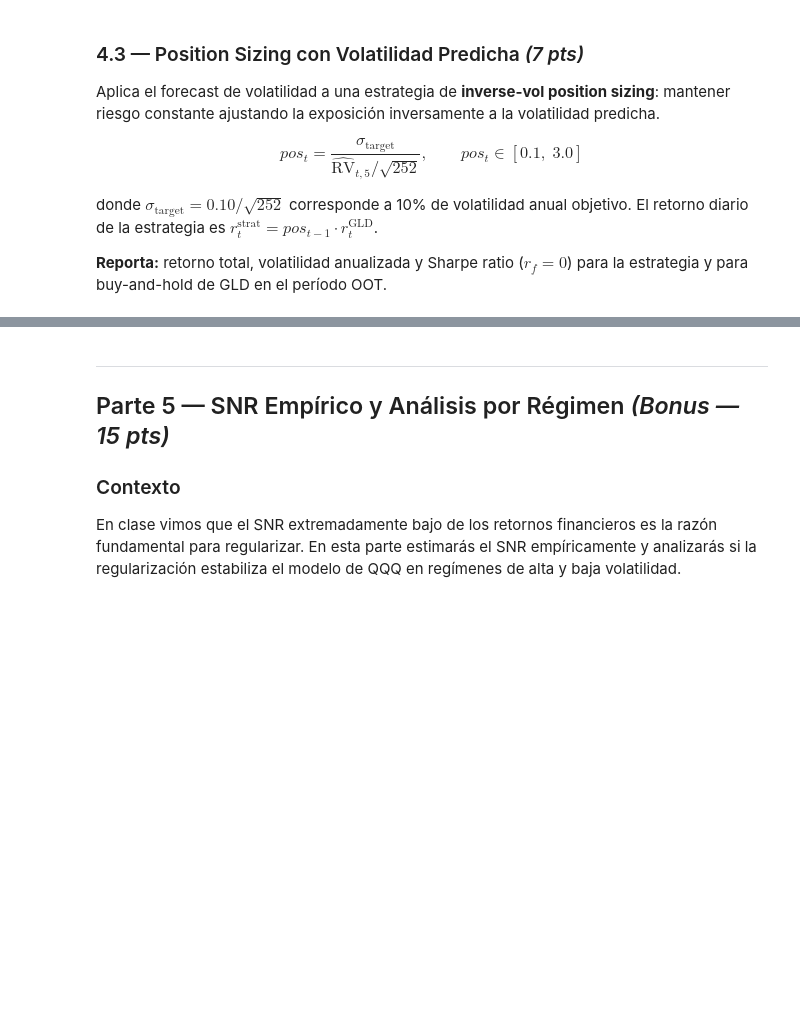
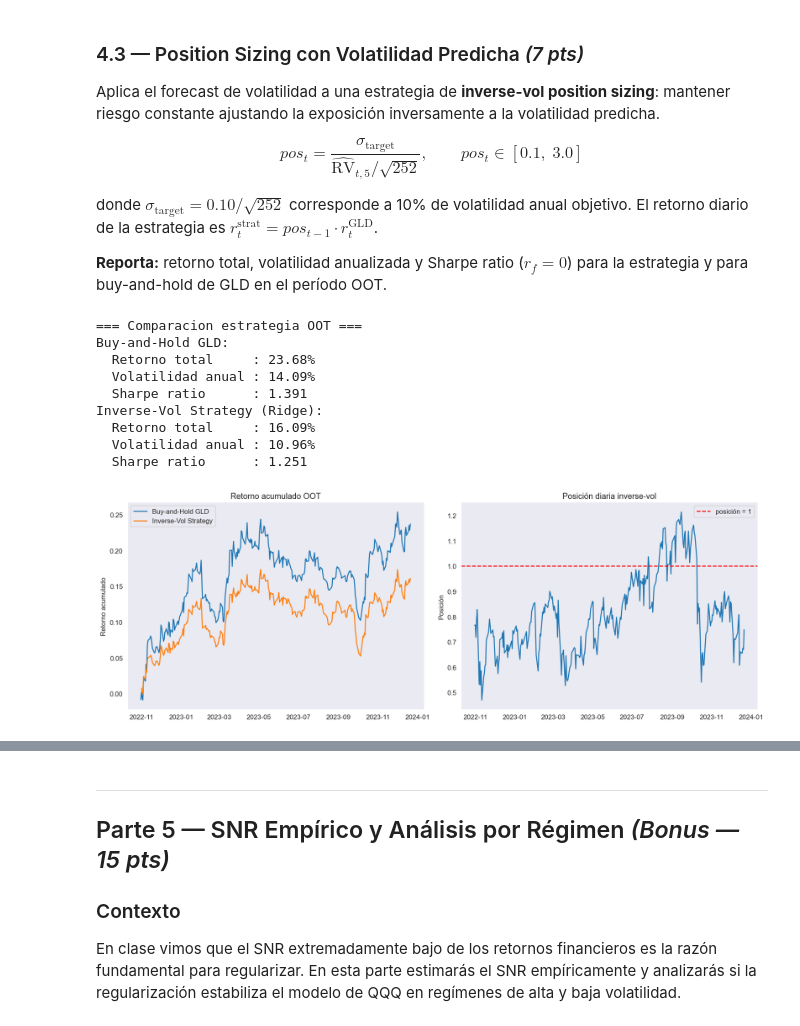
Before and after one commit to Vyena/ml_finance_teixeiradossantos, a Jupyter notebook: notebooks/hw04.ipynb, the cells around one changed output, grey strips where cells are left out. Cells and saved outputs as stored; diff of their text form; code cells hidden in the pictures; blank space fills up the shorter version.

```diff
--- a/notebooks/hw04.ipynb
+++ b/notebooks/hw04.ipynb
@@ -867,38 +867,67 @@ donde $\sigma_{\text{target}} = 0.10/\sqrt{252}$ corresponde a 10% de volatilida
 
 **Reporta:** retorno total, volatilidad anualizada y Sharpe ratio ($r_f = 0$) para la estrategia y para buy-and-hold de GLD en el período OOT.
 # %%
-# Descomenta cuando hayas completado 4.2
 
-# sigma_target = 0.10 / np.sqrt(252)       # vol diaria objetivo
-# rv_pred_oot  = fitted_g[best_gld].predict(X_ot_g)
+sigma_target = 0.10 / np.sqrt(252)       # vol diaria objetivo
+rv_pred_oot  = fitted_g[best_gld].predict(X_ot_g)
 
 # --- Position sizing ---
-# pos_t = sigma_target / np.maximum(rv_pred_oot / np.sqrt(252), 1e-6)
-# pos_t = np.clip(pos_t, 0.1, 3.0)
+pos_t = sigma_target / np.maximum(rv_pred_oot / np.sqrt(252), 1e-6)
+pos_t = np.clip(pos_t, 0.1, 3.0)
 
 # --- Retornos ---
-# r_gld_oot = prices_gld.pct_change().reindex(y_ot_g.index)
-# r_strat   = pos_t[:-1] * r_gld_oot.values[1:]
-# r_bh      = r_gld_oot.dropna().values
+r_gld_oot = prices_gld.pct_change().reindex(y_ot_g.index)
+r_strat   = pos_t[:-1] * r_gld_oot.values[1:]
+r_bh      = r_gld_oot.dropna().values
 
-# def sharpe_ann(returns, freq=252):
-#     return np.sqrt(freq) * returns.mean() / (returns.std() + 1e-9)
+def sharpe_ann(returns, freq=252):
+    return np.sqrt(freq) * returns.mean() / (returns.std() + 1e-9)
 
-# print('=== Comparacion estrategia OOT ===')
-# print(f'Buy-and-Hold GLD:')
-# print(f'  Retorno total     : {(1 + r_bh).prod() - 1:.2%}')
-# print(f'  Volatilidad anual : {r_bh.std() * np.sqrt(252):.2%}')
-# print(f'  Sharpe ratio      : {sharpe_ann(r_bh):.3f}')
-# print(f'Inverse-Vol Strategy ({best_gld}):')
-# print(f'  Retorno total     : {(1 + r_strat).prod() - 1:.2%}')
-# print(f'  Volatilidad anual : {r_strat.std() * np.sqrt(252):.2%}')
-# print(f'  Sharpe ratio      : {sharpe_ann(r_strat):.3f}')
+print('=== Comparacion estrategia OOT ===')
+print(f'Buy-and-Hold GLD:')
+print(f'  Retorno total     : {(1 + r_bh).prod() - 1:.2%}')
+print(f'  Volatilidad anual : {r_bh.std() * np.sqrt(252):.2%}')
+print(f'  Sharpe ratio      : {sharpe_ann(r_bh):.3f}')
+print(f'Inverse-Vol Strategy ({best_gld}):')
+print(f'  Retorno total     : {(1 + r_strat).prod() - 1:.2%}')
+print(f'  Volatilidad anual : {r_strat.std() * np.sqrt(252):.2%}')
+print(f'  Sharpe ratio      : {sharpe_ann(r_strat):.3f}')
 
-# TODO: genera dos subgraficos
-# fig, (ax1, ax2) = plt.subplots(1, 2, figsize=(14, 5))
-# Izquierdo: retorno acumulado estrategia vs buy-and-hold
-# Derecho:   posicion diaria pos_t con linea en 1.0
-pass
+# genera dos subgraficos
+fig, (ax1, ax2) = plt.subplots(1, 2, figsize=(14, 5))
+
+# Retorno acumulado
+cum_bh = (1 + r_bh).cumprod() - 1
+cum_strat = (1 + r_strat).cumprod() - 1
+
+ax1.plot(y_ot_g.index[-len(cum_bh):], cum_bh, label='Buy-and-Hold GLD')
+ax1.plot(y_ot_g.index[-len(cum_strat):], cum_strat, label='Inverse-Vol Strategy')
+
+ax1.set_title('Retorno acumulado OOT')
+ax1.set_ylabel('Retorno acumulado')
+ax1.legend()
+
+# Posición diaria
+ax2.plot(y_ot_g.index[:len(pos_t)], pos_t)
+ax2.axhline(1.0, color='red', linestyle='--', label='posición = 1')
+
+ax2.set_title('Posición diaria inverse-vol')
+ax2.set_ylabel('Posición')
+ax2.legend()
+
+plt.tight_layout()
+plt.show()
+# %% [output]
+=== Comparacion estrategia OOT ===
+Buy-and-Hold GLD:
+  Retorno total     : 23.68%
+  Volatilidad anual : 14.09%
+  Sharpe ratio      : 1.391
+Inverse-Vol Strategy (Ridge):
+  Retorno total     : 16.09%
+  Volatilidad anual : 10.96%
+  Sharpe ratio      : 1.251
+[figure, added]
 # %% [markdown]
 **Responde (mínimo 2 oraciones por pregunta):**
 
```
Also changed, not shown: parts of 1 cell of this notebook.
